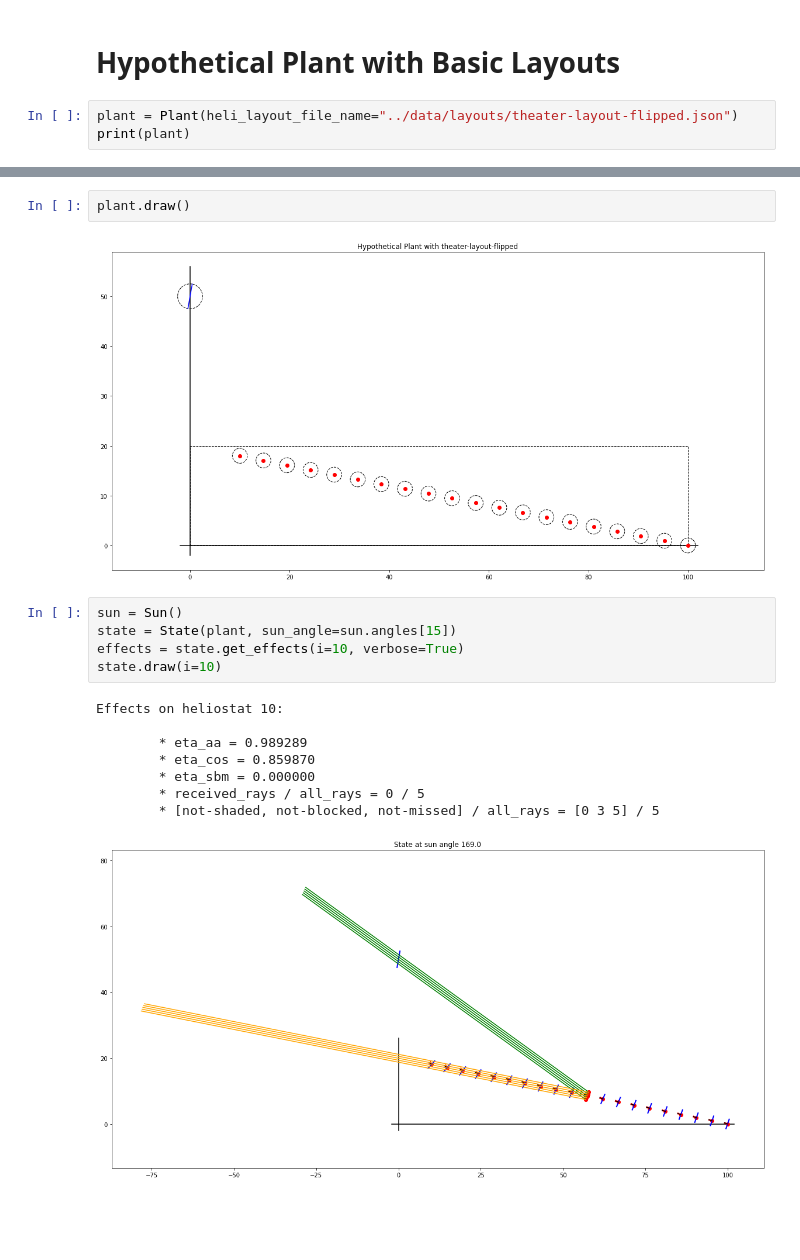
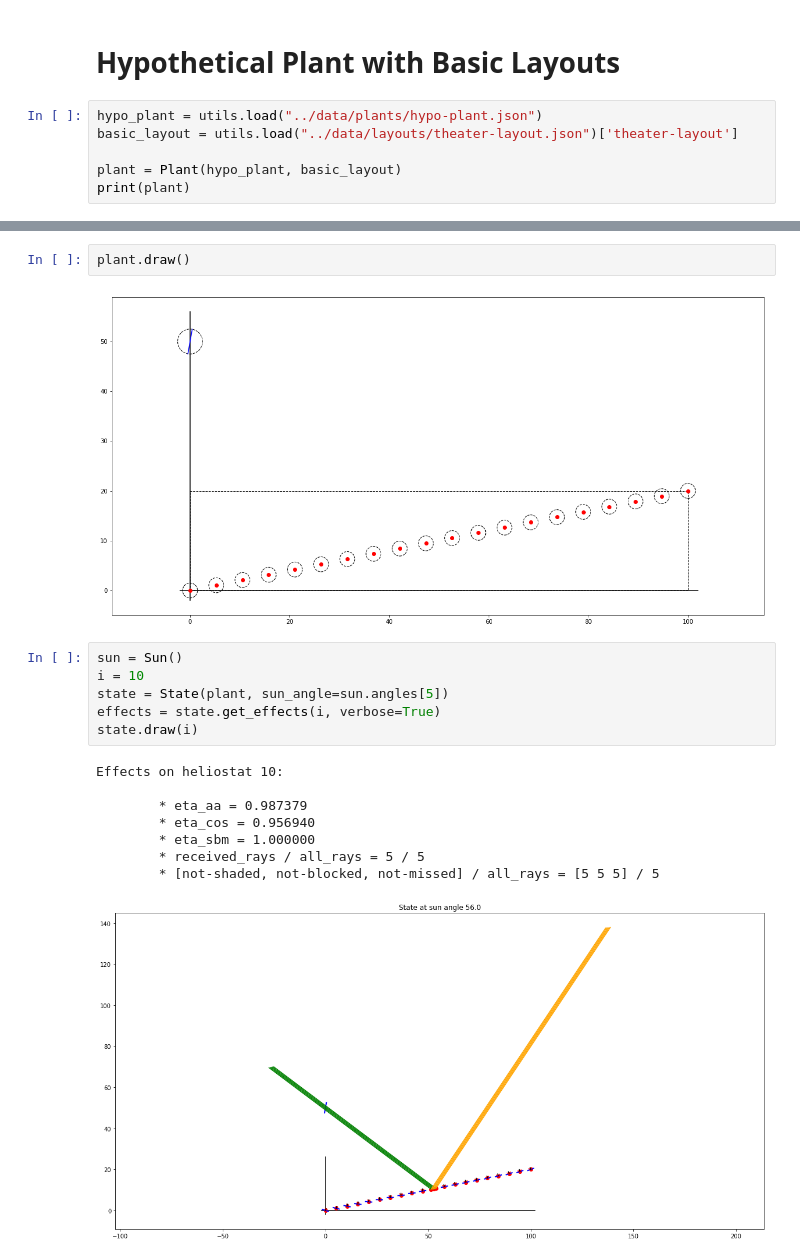
Before and after one commit to markolalovic/math-mods-camp, a Jupyter notebook: notebooks/Hypothetical-Plant.ipynb, the cells around one changed output, grey strips where cells are left out. Saved outputs shown, nothing was run; the diff lists cells and outputs as text; blank space fills up the shorter version.

Commit message:
basic optimization

```diff
--- a/notebooks/Hypothetical-Plant.ipynb
+++ b/notebooks/Hypothetical-Plant.ipynb
@@ -24,7 +18,10 @@ plt.plot(xs, ys);
 # %% [markdown]
 # Hypothetical Plant with Basic Layouts
 # %%
-plant = Plant(heli_layout_file_name="../data/layouts/theater-layout-flipped.json")
+hypo_plant = utils.load("../data/plants/hypo-plant.json")
+basic_layout = utils.load("../data/layouts/theater-layout.json")['theater-layout']
+
+plant = Plant(hypo_plant, basic_layout)
 print(plant)
 # %% [output]
 Hypothetical Plant:
@@ -52,19 +49,20 @@ True
 # %%
 plant.draw()
 # %% [output]
-[figure, old version]
+[figure, new version]
 # %%
 sun = Sun()
-state = State(plant, sun_angle=sun.angles[15])
-effects = state.get_effects(i=10, verbose=True)
-state.draw(i=10)
+i = 10
+state = State(plant, sun_angle=sun.angles[5])
+effects = state.get_effects(i, verbose=True)
+state.draw(i)
 # %% [output]
 Effects on heliostat 10:
 
-        * eta_aa = 0.989289
-        * eta_cos = 0.859870
-        * eta_sbm = 0.000000
-        * received_rays / all_rays = 0 / 5
-        * [not-shaded, not-blocked, not-missed] / all_rays = [0 3 5] / 5
+        * eta_aa = 0.987379
+        * eta_cos = 0.956940
+        * eta_sbm = 1.000000
+        * received_rays / all_rays = 5 / 5
+        * [not-shaded, not-blocked, not-missed] / all_rays = [5 5 5] / 5
-[figure, old version]
+[figure, new version]
 # %%
```
Also changed, not shown: parts of 8 cells of this notebook, 11 other files.
